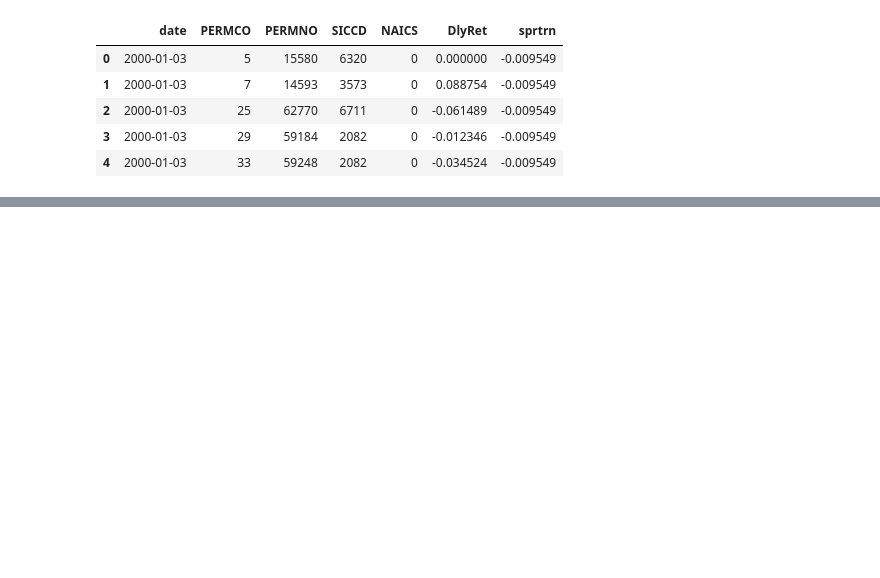
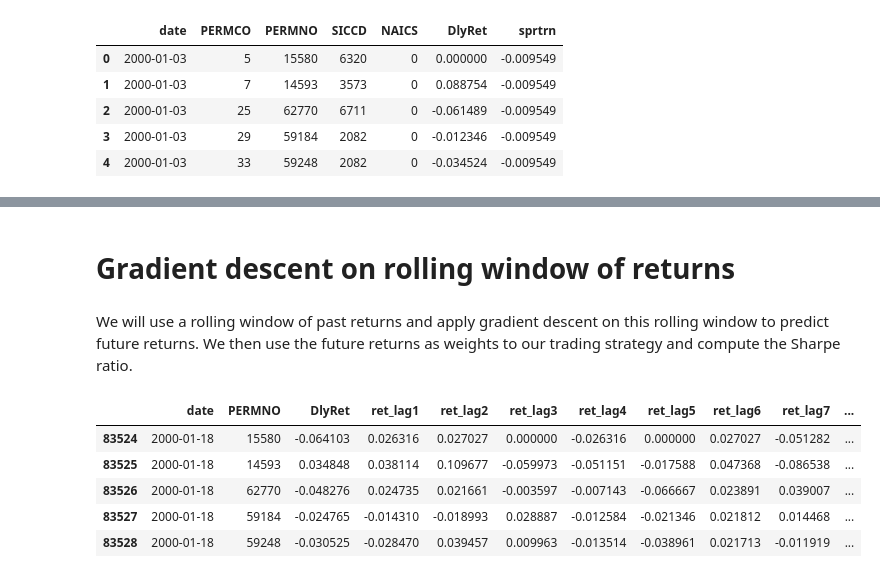
Before and after one commit to mirkorado/ML-Project, a Jupyter notebook: Gradient_descent.ipynb, the cells around one changed output, grey strips where cells are left out. Cells and saved outputs as stored; diff of their text form; code cells hidden in the pictures; blank space fills up the shorter version.

```diff
--- a/Gradient_descent.ipynb
+++ b/Gradient_descent.ipynb
@@ -24,17 +30,31 @@ daily.tail()
+# %% [markdown]
+# Gradient descent on rolling window of returns
+# %% [markdown]
+We will use a rolling window of past returns and apply gradient descent on this rolling window to predict future returns.
+We then use the future returns as weights to our trading strategy and compute the Sharpe ratio.
 # %%
-window_size = 5  # number of past days to use
+window_size = 10  # number of past days to use
 
 # Create lagged features for each stock
 df_lagged = daily[['date', 'PERMNO', 'DlyRet']].copy()
 
 for lag in range(1, window_size + 1):
     df_lagged[f'ret_lag{lag}'] = df_lagged.groupby('PERMNO')['DlyRet'].shift(lag)
 
 # Drop rows with NaNs due to lagging
 df_lagged = df_lagged.dropna()
 
 # Inputs: ret_lag1, ..., ret_lag5
 # Target: DlyRet (next-day return)
 feature_cols = [f'ret_lag{i}' for i in range(1, window_size + 1)]
 X = df_lagged[feature_cols].values
 y = df_lagged['DlyRet'].values
+
+df_lagged.head()
+# %% [output]
+|  | date | PERMNO | DlyRet | ret_lag1 | ret_lag2 | ret_lag3 | ret_lag4 | ret_lag5 | ret_lag6 | ret_lag7 | ... |
+| 83524 | 2000-01-18 | 15580 | -0.064103 | 0.026316 | 0.027027 | 0.000000 | -0.026316 | 0.000000 | 0.027027 | -0.051282 | ... |
+| 83525 | 2000-01-18 | 14593 | 0.034848 | 0.038114 | 0.109677 | -0.059973 | -0.051151 | -0.017588 | 0.047368 | -0.086538 | ... |
+| 83526 | 2000-01-18 | 62770 | -0.048276 | 0.024735 | 0.021661 | -0.003597 | -0.007143 | -0.066667 | 0.023891 | 0.039007 | ... |
+| 83527 | 2000-01-18 | 59184 | -0.024765 | -0.014310 | -0.018993 | 0.028887 | -0.012584 | -0.021346 | 0.021812 | 0.014468 | ... |
+| 83528 | 2000-01-18 | 59248 | -0.030525 | -0.028470 | 0.039457 | 0.009963 | -0.013514 | -0.038961 | 0.021713 | -0.011919 | ... |
```
Also changed, not shown: parts of 10 cells of this notebook.
